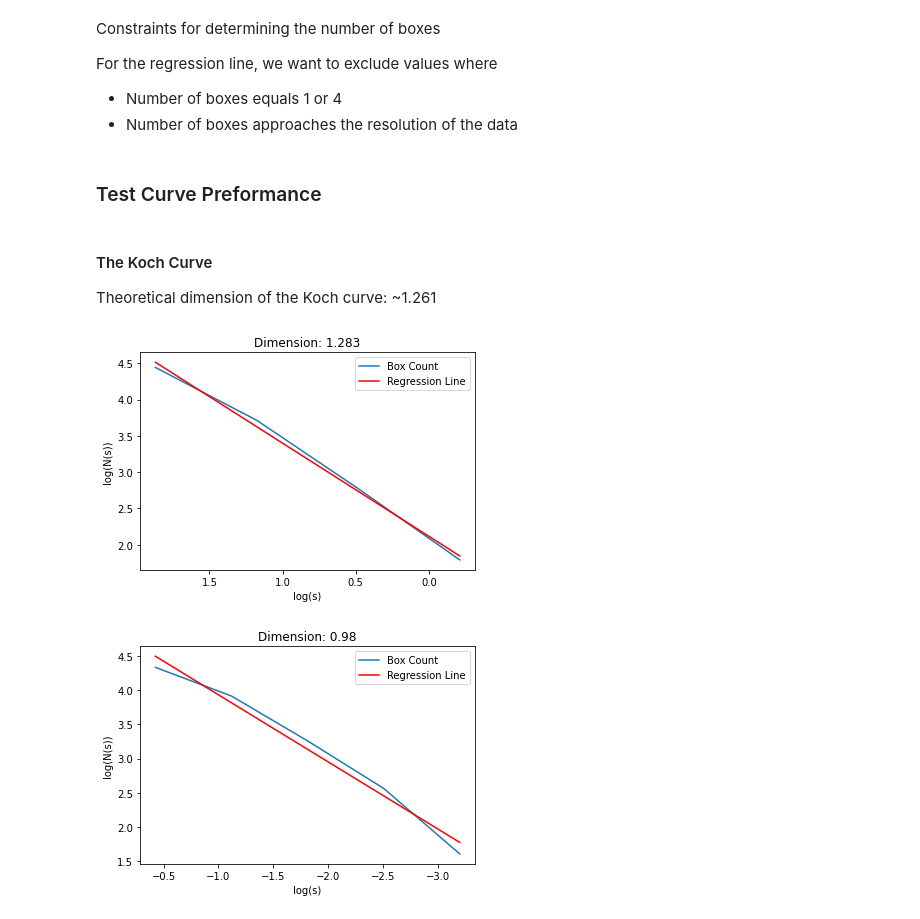
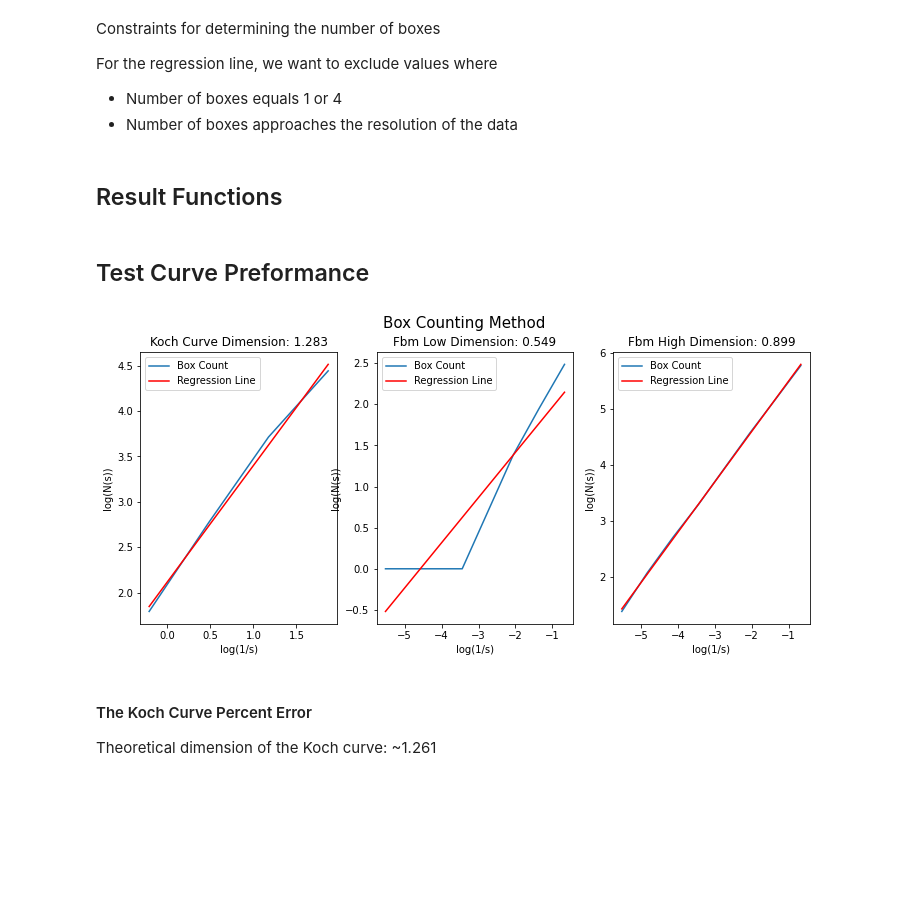
Before and after one commit to ninavergara605/Dimension_analysis, a Jupyter notebook: box_counting_method.ipynb, the cells around one changed output. Cells and saved outputs as stored; diff of their text form; code cells hidden in the pictures; blank space fills up the shorter version.

Commit message:
Updated test curves

```diff
--- a/box_counting_method.ipynb
+++ b/box_counting_method.ipynb
@@ -33,6 +34,7 @@ random_walk_smooth[:,1] = random_walk_smooth[:,1] + -min(random_walk_smooth[:,1]
 
  Each axis will share the same grid intercept points to ensure the boxes are square
 # %%
+koch_curve = data['koch_curve']
 # Find the largest x or y point value to determine the maximum dimension of the grid
 max_dim = np.max(koch_curve)
 
@@ -202,13 +180,52 @@ def calculate_fractal_dimension(_path):
+# %% [markdown]
+## Result Functions
+# %%
+def calculate_base_points(_path):
+  # Use the number of intercepted and box sizes to create a base line for regression
+  N, magnification = grab_box_counts(_path)
+  x = [np.log(1/s) for s in magnification] # x values are log(1/box_size)
+  X = np.array(x).reshape(-1, 1) # Reformat into nested array
+  y = [np.log(n) for n in N] # y values are log(n_boxes_intercepted)
+  return X,y
+# %%
+def plot_regression_line(ax, X, y,tag=None):
+    # Initialize and fit a linear regression model
+    lr = LinearRegression(fit_intercept=True)
+    lr.fit(X,y)
+
+    # Get the regression line y-values and its slope
+    y_pred = lr.predict(X)
+    slope = lr.coef_
+
+    # Plots the original line and regression line
+    ax.plot(X, y, label='Box Count')
+    ax.plot(X, y_pred, c='r', label='Regression Line')
+
+    # Create and set the subplot title
+    dim_str = 'Dimension: ' + str(np.round(slope[0],3)) # Make dimension substring of title
+    if tag:
+      # If the data has a tag, prettyfie it and add dimension results
+      title = ' '.join([*tag.title().split('_'), dim_str])
+    else:
+      # Otherwise, the title is the dimension substring
+      title = dim_str
+
+    ax.set_title(title)
+    ax.set_xlabel('log(1/s)')
+    ax.set_ylabel('log(N(s))');
+
+    ax.legend()
+    return slope # Return the slope for fun
 # %% [markdown]
-### Test Curve Preformance
+## Test Curve Preformance
+# %%
+fig, axes = plt.subplots(ncols=3, figsize=(12,5))
+for ax, (tag, points) in zip(axes, data.items()):
+  X, y = calculate_base_points(points)
+  plot_regression_line(ax, X, y, tag=tag)
+fig.suptitle('Box Counting Method', fontsize=15);
+# %% [output]
+[figure, added]
 # %% [markdown]
-#### The Koch Curve
+#### The Koch Curve Percent Error
 Theoretical dimension of the Koch curve: ~1.261
-# %%
-calculate_fractal_dimension(koch_curve);
-# %% [output]
-[figure, removed]
-# %%
-calculate_fractal_dimension(random_walk_smooth);
-# %% [output]
-[figure, removed]
```
Also changed, not shown: parts of 9 cells of this notebook.
